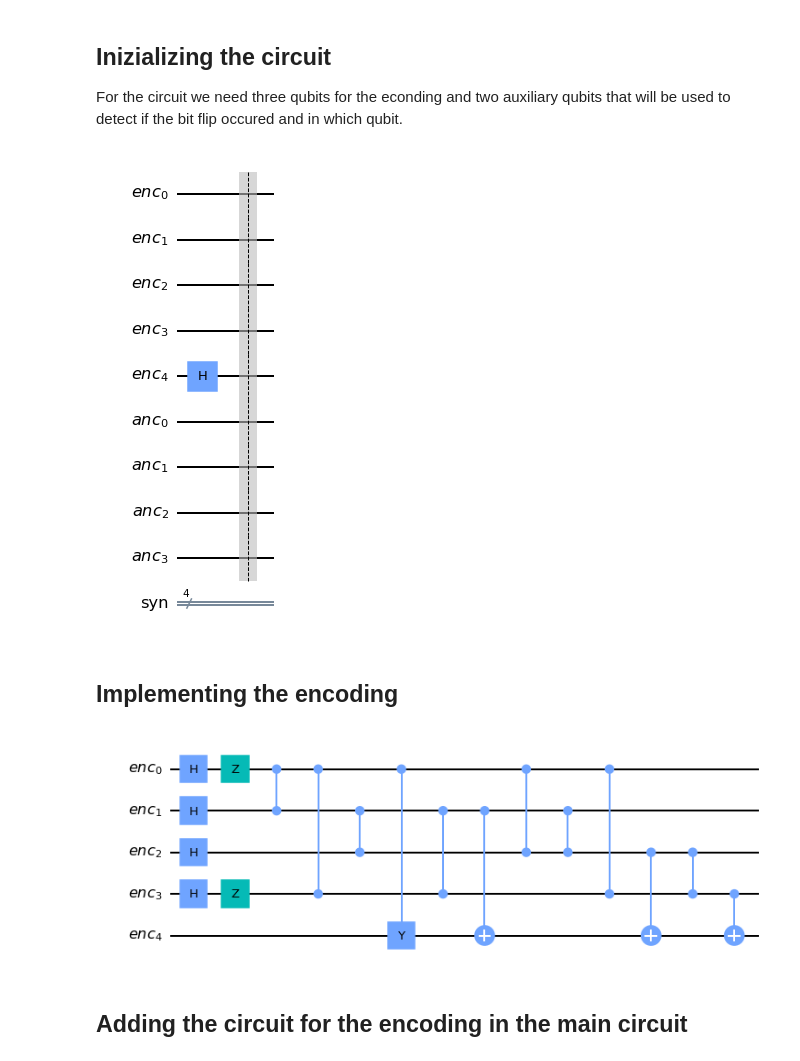
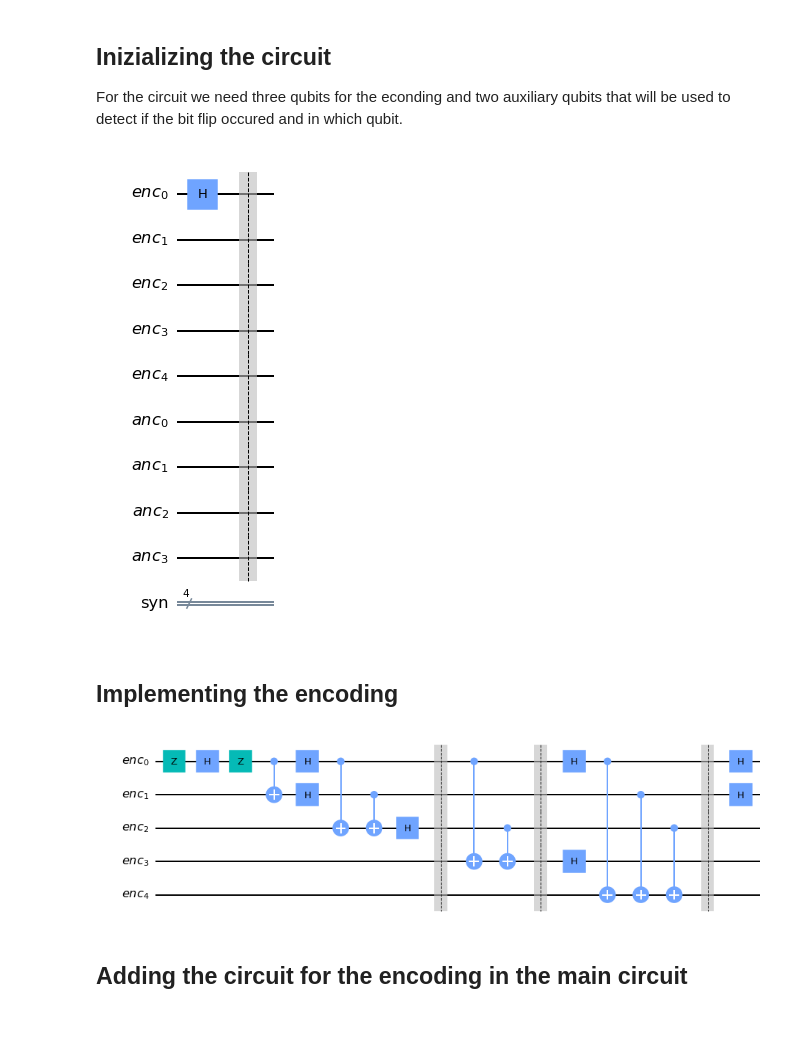
Before and after one commit to DiegoArcelli/Quantum-Error-Correction-Report, a Jupyter notebook: code/five_qubit_code.ipynb, the cells around one changed output. Saved outputs shown, nothing was run; the diff lists cells and outputs as text; code cells hidden in the pictures; blank space fills up the shorter version.

Commit message:
five qubit encoding completed

```diff
--- a/code/five_qubit_code.ipynb
+++ b/code/five_qubit_code.ipynb
@@ -27,44 +27,60 @@ q_anc = QuantumRegister(4, "anc")
 c_syn = ClassicalRegister(4, "syn")
 
 qc = QuantumCircuit(q_enc, q_anc, c_syn)
-qc.h(q_enc[4])
+qc.h(q_enc[0])
 qc.barrier()
 qc.draw(output="mpl")
 # %% [output]
-[figure, old version]
+[figure, new version]
 # %% [markdown]
 ## Implementing the encoding
 # %%
 q_enc_t = QuantumRegister(5, "enc")
 qc_encoding = QuantumCircuit(q_enc_t)
 
+qc_encoding.z(q_enc_t[0])
+qc_encoding.h(q_enc_t[0])
+qc_encoding.z(q_enc_t[0])
+
+qc_encoding.cx(q_enc_t[0], q_enc_t[1])
+
 qc_encoding.h(q_enc_t[0])
 qc_encoding.h(q_enc_t[1])
+
+qc_encoding.cx(q_enc_t[0], q_enc_t[2])
+qc_encoding.cx(q_enc_t[1], q_enc_t[2])
+
 qc_encoding.h(q_enc_t[2])
+qc_encoding.barrier()
+
+qc_encoding.cx(q_enc_t[0], q_enc_t[3])
+qc_encoding.cx(q_enc_t[2], q_enc_t[3])
+
+qc_encoding.barrier()
+
+qc_encoding.h(q_enc_t[0])
 qc_encoding.h(q_enc_t[3])
 
-qc_encoding.z(q_enc_t[0])
-qc_encoding.z(q_enc_t[3])
-
-qc_encoding.cz(q_enc_t[0], q_enc_t[1])
-qc_encoding.cz(q_enc_t[0], q_enc_t[3])
-qc_encoding.cy(q_enc_t[0], q_enc_t[4])
-
-qc_encoding.cz(q_enc_t[1], q_enc_t[2])
-qc_encoding.cz(q_enc_t[1], q_enc_t[3])
+qc_encoding.cx(q_enc_t[0], q_enc_t[4])
 qc_encoding.cx(q_enc_t[1], q_enc_t[4])
-
-qc_encoding.cz(q_enc_t[2], q_enc_t[0])
-qc_encoding.cz(q_enc_t[2], q_enc_t[1])
 qc_encoding.cx(q_enc_t[2], q_enc_t[4])
 
-qc_encoding.cz(q_enc_t[3], q_enc_t[0])
-qc_encoding.cz(q_enc_t[3], q_enc_t[2])
-qc_encoding.cx(q_enc_t[3], q_enc_t[4])
+qc_encoding.barrier()
 
+qc_encoding.h(q_enc_t[0])
+qc_encoding.h(q_enc_t[1])
+
+
+'''
+backend = Aer.get_backend('statevector_simulator')
+#job = backend.run(qc)
+#result = job.result()
+outputstate = execute(qc_encoding, backend).result().get_statevector(decimals=3)
+print(outputstate)
+'''
 qc_encoding.draw(output="mpl")
 # %% [output]
-[figure, old version]
+[figure, new version]
 # %% [markdown]
 ## Adding the circuit for the encoding in the main circuit
 # %%
```
Also changed, not shown: parts of 11 cells of this notebook, 2 other files.
